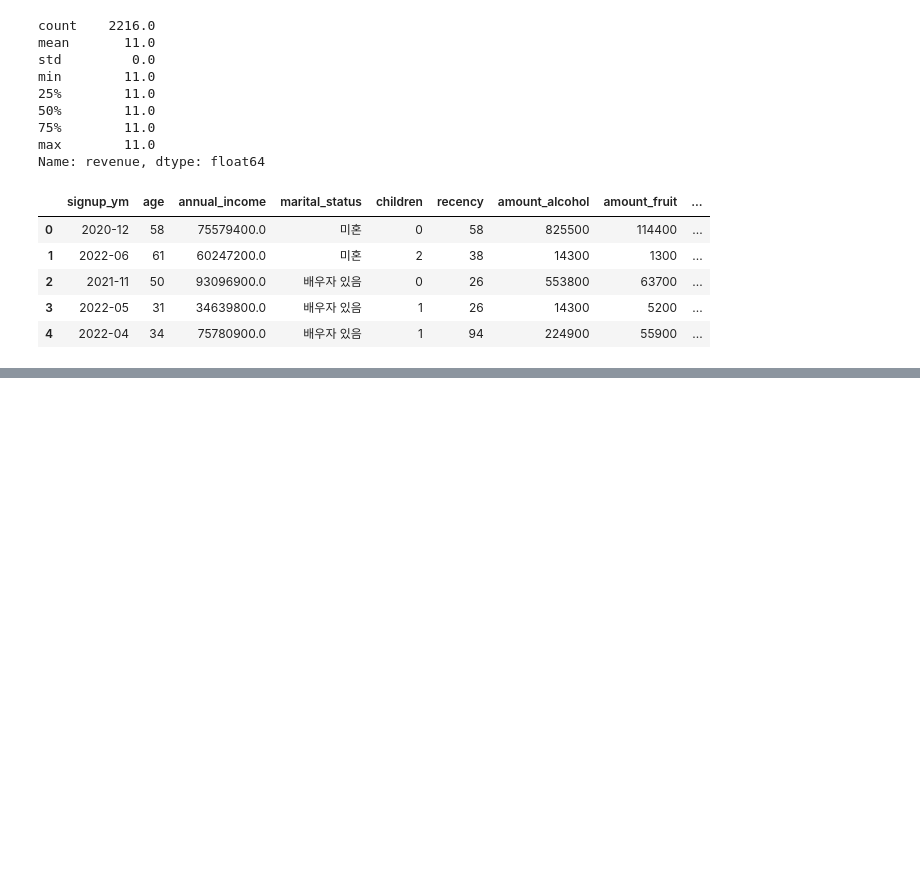
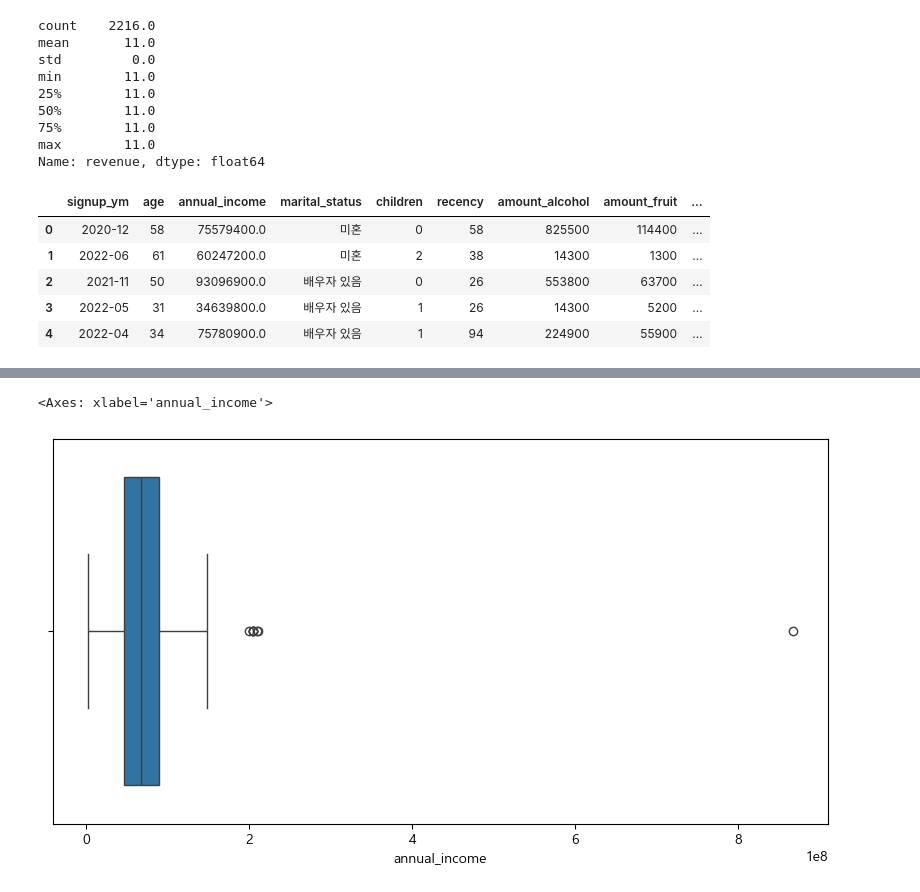
Before and after one commit to Crystal-0109/Codeit, a Jupyter notebook: SupermarketCustomerProject/SupermarketCustomer.ipynb, the cells around one changed output, grey strips where cells are left out. Drawn from its saved outputs; the diff is of its cells as text; code cells hidden in the pictures; blank space fills up the shorter version.

```diff
--- a/SupermarketCustomerProject/SupermarketCustomer.ipynb
+++ b/SupermarketCustomerProject/SupermarketCustomer.ipynb
@@ -210,0 +312,5 @@ customer_df.head()
+# %%
+sns.boxplot(data=customer_df, x='annual_income')
+# %% [output]
+<Axes: xlabel='annual_income'>
+[figure, added]
```
Also changed, not shown: parts of 15 cells of this notebook.
